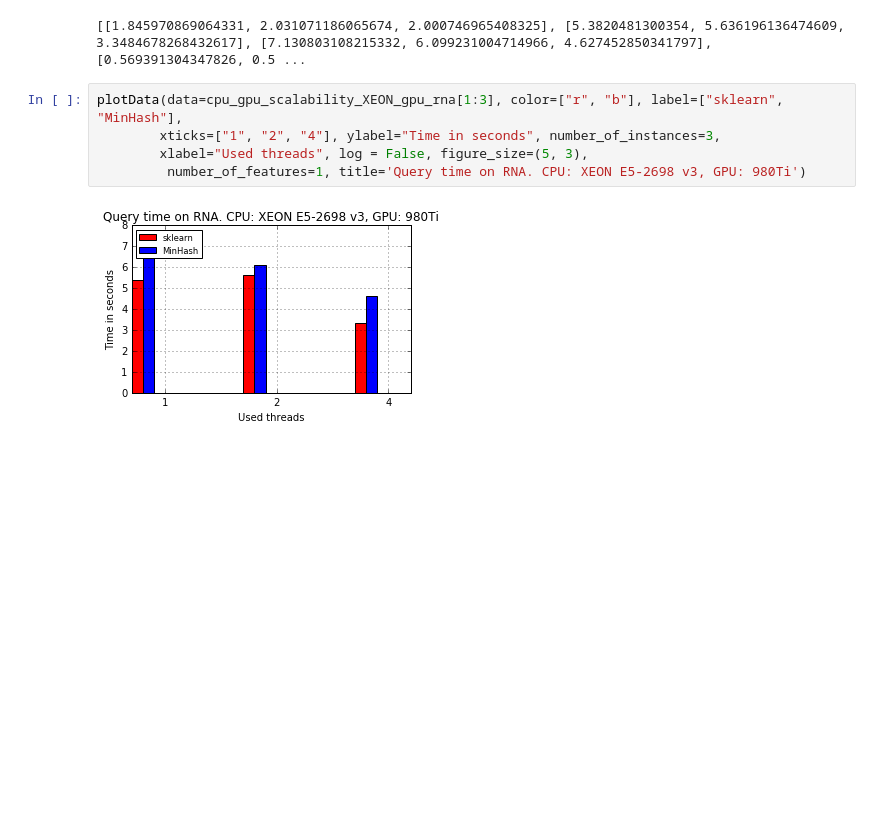
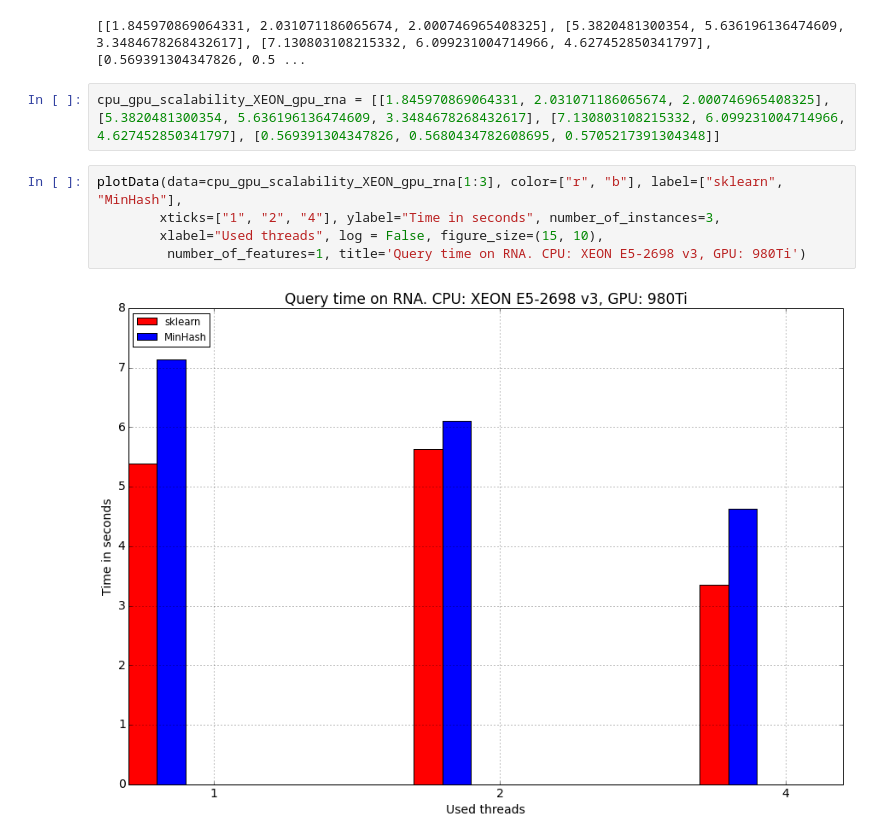
Before and after one commit to joachimwolff/sparse-neighbors-search, a Jupyter notebook: example/CPU scalability.ipynb, the cells around one changed output. Cells and saved outputs as stored; diff of their text form; blank space fills up the shorter version.

```diff
--- a/example/CPU scalability.ipynb
+++ b/example/CPU scalability.ipynb
@@ -357,13 +363,15 @@ cpu_gpu_scalability_XEON_gpu_rna = measureCpuScalability_Gpu(datasetRNA, minHash
 print cpu_gpu_scalability_XEON_gpu_rna
 # %% [output]
 [[1.845970869064331, 2.031071186065674, 2.000746965408325], [5.3820481300354, 5.636196136474609, 3.3484678268432617], [7.130803108215332, 6.099231004714966, 4.627452850341797], [0.569391304347826, 0.5 ...
+# %%
+cpu_gpu_scalability_XEON_gpu_rna = [[1.845970869064331, 2.031071186065674, 2.000746965408325], [5.3820481300354, 5.636196136474609, 3.3484678268432617], [7.130803108215332, 6.099231004714966, 4.627452850341797], [0.569391304347826, 0.5680434782608695, 0.5705217391304348]]
 # %%
 plotData(data=cpu_gpu_scalability_XEON_gpu_rna[1:3], color=["r", "b"], label=["sklearn", "MinHash"],
         xticks=["1", "2", "4"], ylabel="Time in seconds", number_of_instances=3,
-        xlabel="Used threads", log = False, figure_size=(5, 3),
+        xlabel="Used threads", log = False, figure_size=(15, 10),
          number_of_features=1, title='Query time on RNA. CPU: XEON E5-2698 v3, GPU: 980Ti')
 # %% [output]
-[figure, old version]
+[figure, new version]
 # %%
 plotDataBenchmark(data=cpu_gpu_scalability_XEON_gpu_rna[0], color=["r"],
          label=[],
```
Also changed, not shown: parts of 12 cells of this notebook, 10 other files.
